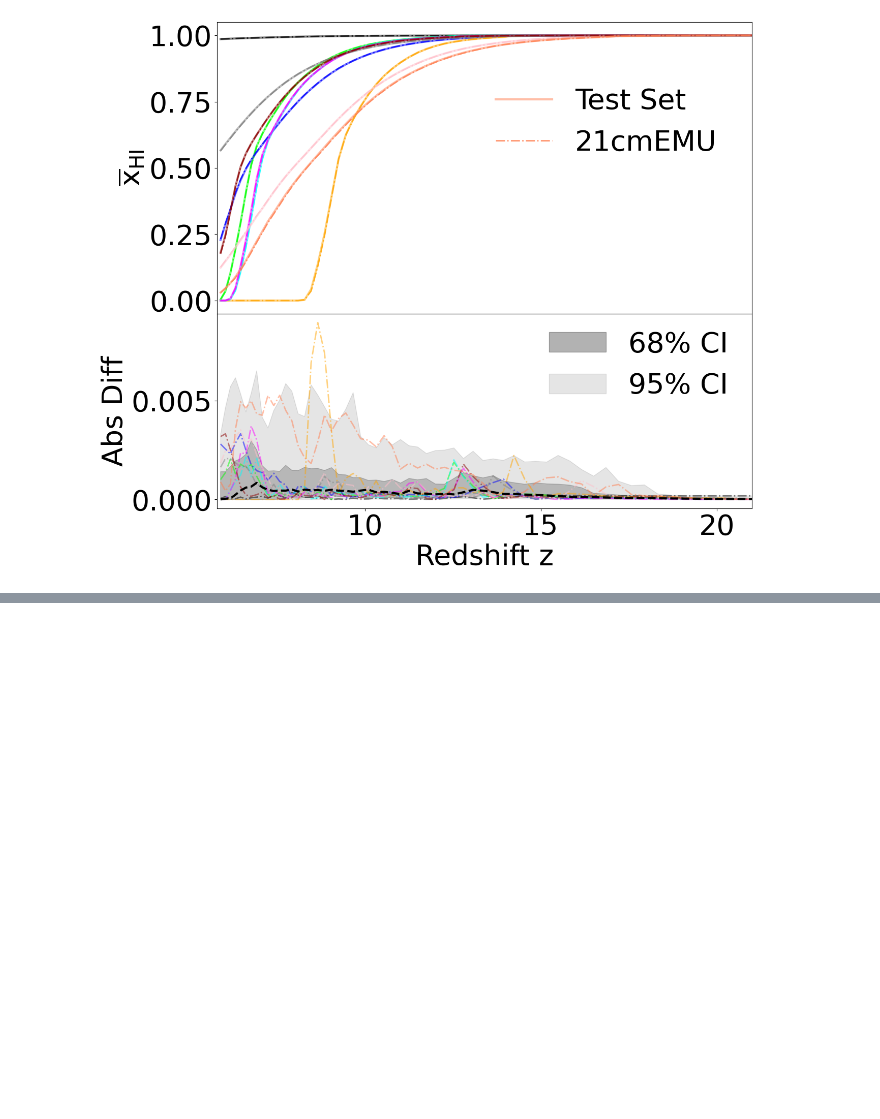
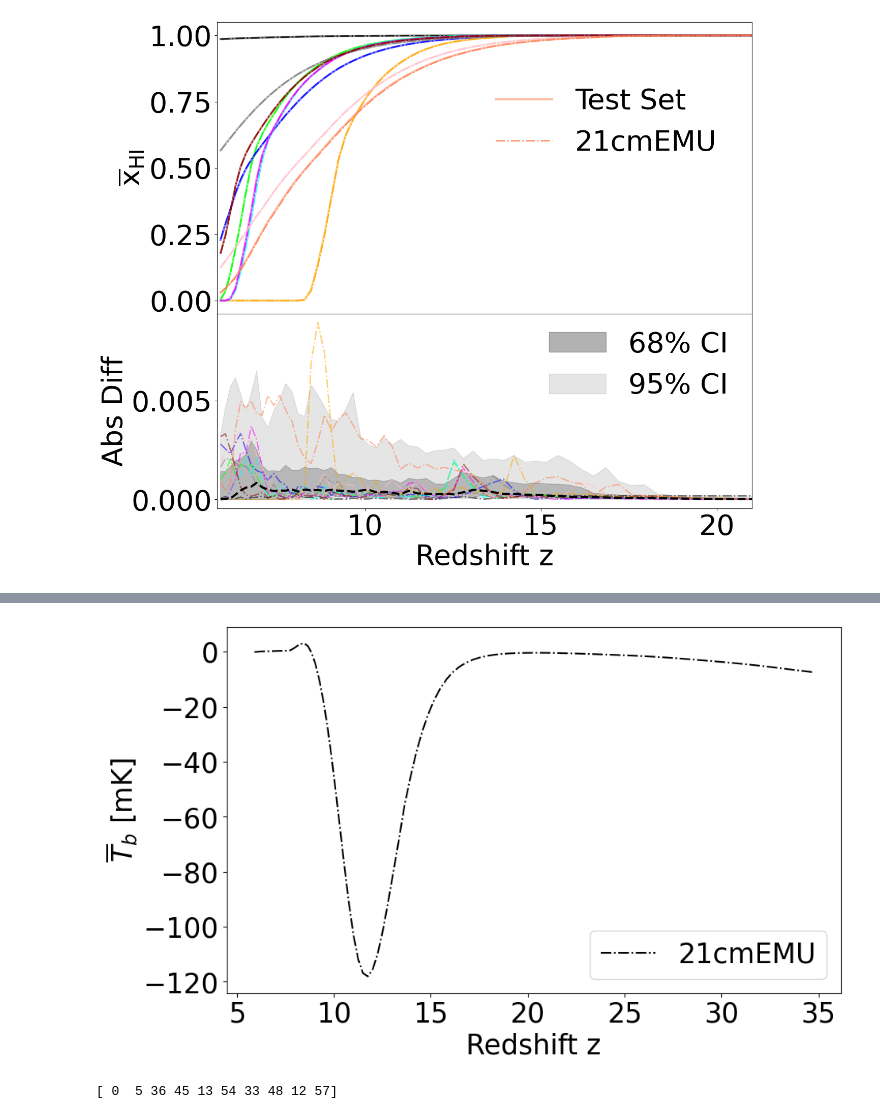
Before and after one commit to Rillard2001/RealMSc, a Jupyter notebook: Tutorials/21cmEMU/21cmEMU_test.ipynb, the cells around one changed output, grey strips where cells are left out. Cells and saved outputs as stored; diff of their text form; code cells hidden in the pictures; blank space fills up the shorter version.

```diff
--- a/Tutorials/21cmEMU/21cmEMU_test.ipynb
+++ b/Tutorials/21cmEMU/21cmEMU_test.ipynb
@@ -94,0 +137,12 @@ IndexError: too many indices for array: array is 1-dimensional, but 2 were index
+# %%
+plt.figure(figsize = (10, 6))
+
+plt.plot(zs, Tb, ls = '-.', color = 'k', label = '21cmEMU')
+plt.legend(fontsize = fs)
+plt.xticks(fontsize = fs)
+plt.yticks(fontsize = fs)
+plt.ylabel(r'$\overline{T}_b$ [mK]', fontsize = fs)
+plt.xlabel(r'Redshift z', fontsize = fs)
+plt.show()
+# %% [output]
+[figure, added]
@@ -94,0 +153,10 @@ IndexError: too many indices for array: array is 1-dimensional, but 2 were index
+# %%
+idxs0 = np.arange(PS.shape[0])
+np.random.seed(42)
+np.random.shuffle(idxs0)
+N = 10
+idxs0 = idxs0[:N]
+print(idxs0)
+cs = ['r', 'g', 'b', 'lime', 'cyan', 'orange', 'k', 'tan', 'firebrick', 'magenta']
+# %% [output]
+[ 0  5 36 45 13 54 33 48 12 57]
```
Also changed, not shown: parts of 15 cells of this notebook.
